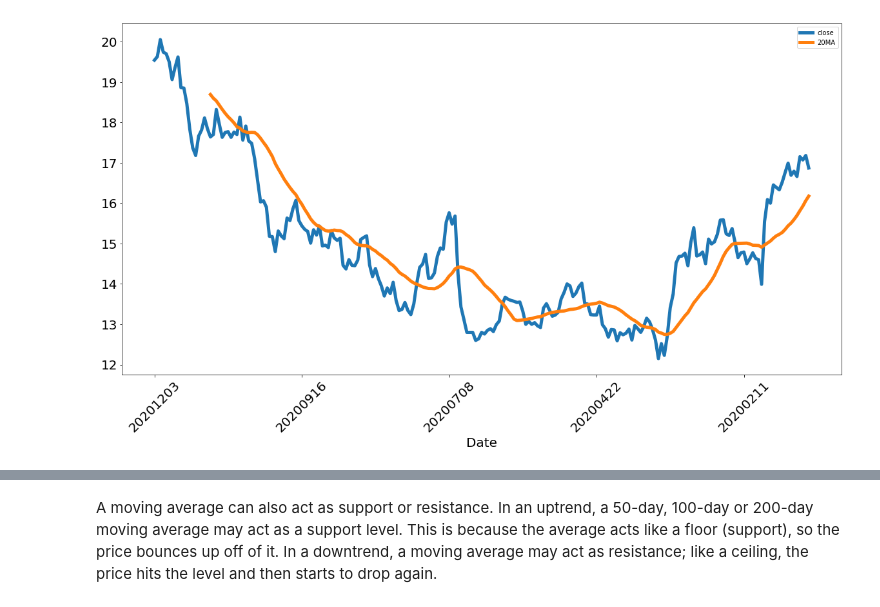
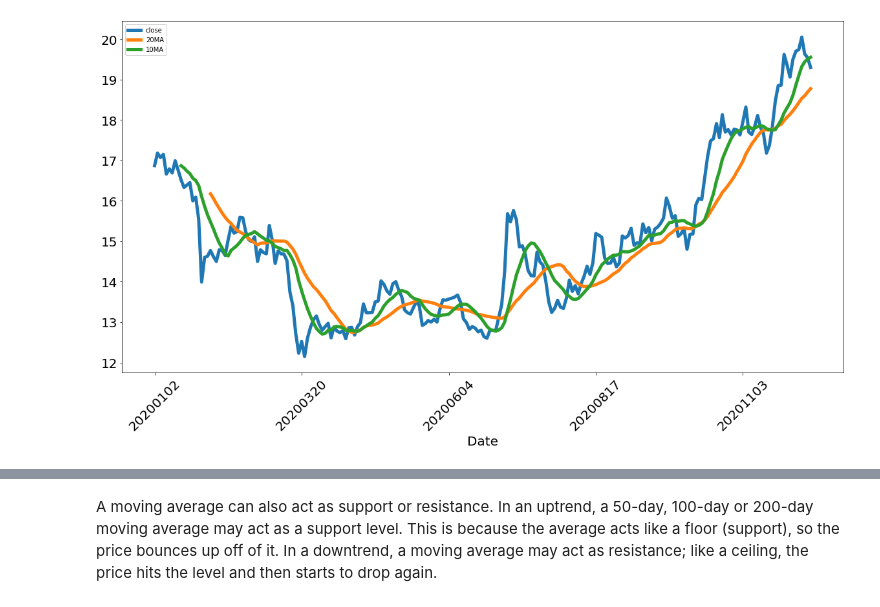
Before and after one commit to xinihe/jrxy_python_course, a Jupyter notebook: ProgramSession/time_series_learn.ipynb, the cells around one changed output, grey strips where cells are left out. Saved outputs shown, nothing was run; the diff lists cells and outputs as text; code cells hidden in the pictures.

```diff
--- a/ProgramSession/time_series_learn.ipynb
+++ b/ProgramSession/time_series_learn.ipynb
@@ -20,8 +22,10 @@
 import pandas as pd
 import tushare as ts
 import matplotlib.pyplot as plt
+import getpass
 
-tushare_token = '1c8b06446534ae510c8c68e38fc248b99f89ac3814cb55645ae2be72'  # 请在 tushare.pro 网站注册并且告知学生身份，可以取得你的token
+tushare_token = getpass.getpass('Please input the token: ')
+  # 请在 tushare.pro 网站注册并且告知学生身份，可以取得你的token
 pro = ts.pro_api(tushare_token)
 
 df = pro.daily(ts_code='000001.SZ', start_date='20200101', end_date='20201204')
@@ -69,8 +100,9 @@ plt.xlabel('Date', fontsize=20);
 # %%
+cprice = df[['trade_date','close']].set_index('trade_date').iloc[::-1]
 cprice['20MA'] = cprice['close'].rolling(20).mean()
-#cprice['60MA'] = cprice['close'].rolling(60).mean()
+cprice['10MA'] = cprice['close'].rolling(10).mean()
 
 cprice.plot(figsize=(20,10), linewidth=5, fontsize=20, use_index=True, rot = 45)
 plt.xlabel('Date', fontsize=20);
 # %% [output]
-[figure, old version]
+[figure, new version]
```
Also changed, not shown: parts of 14 cells of this notebook, 9 other files.
